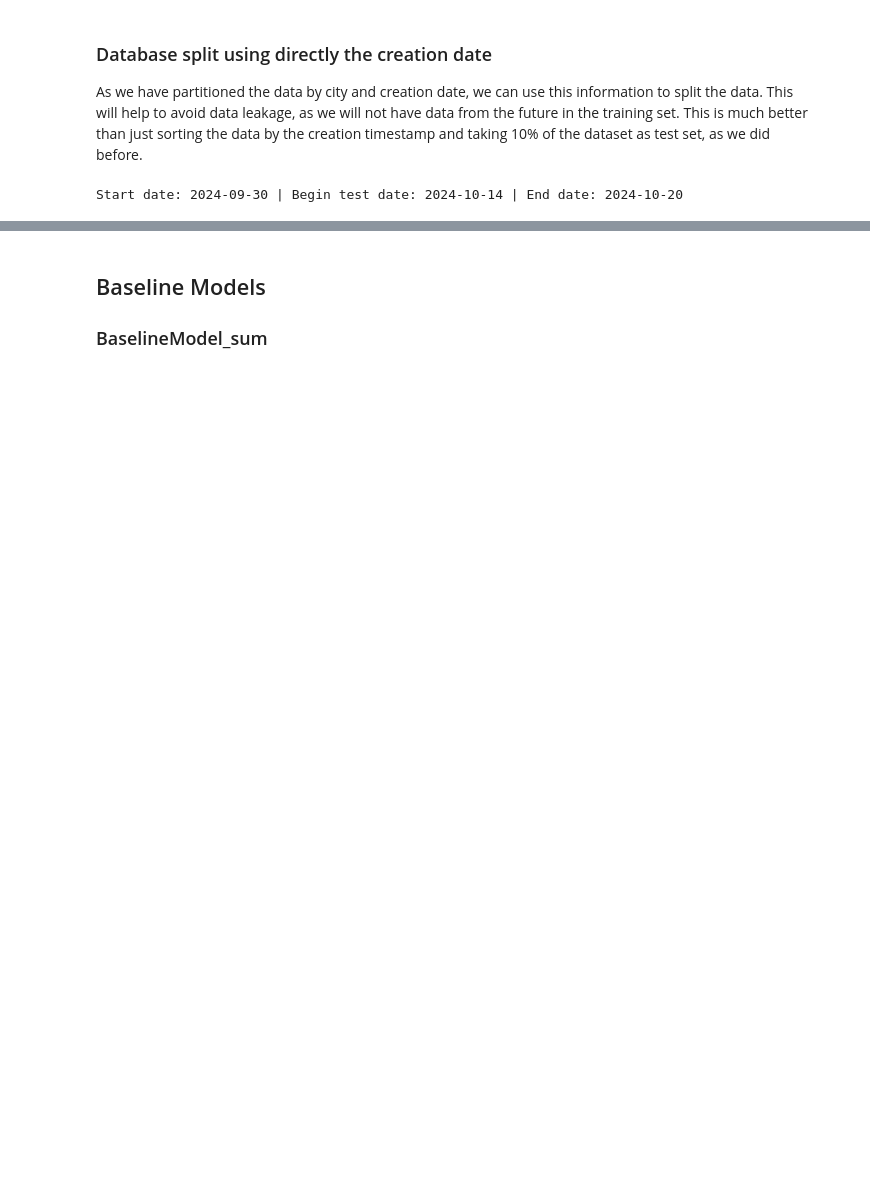
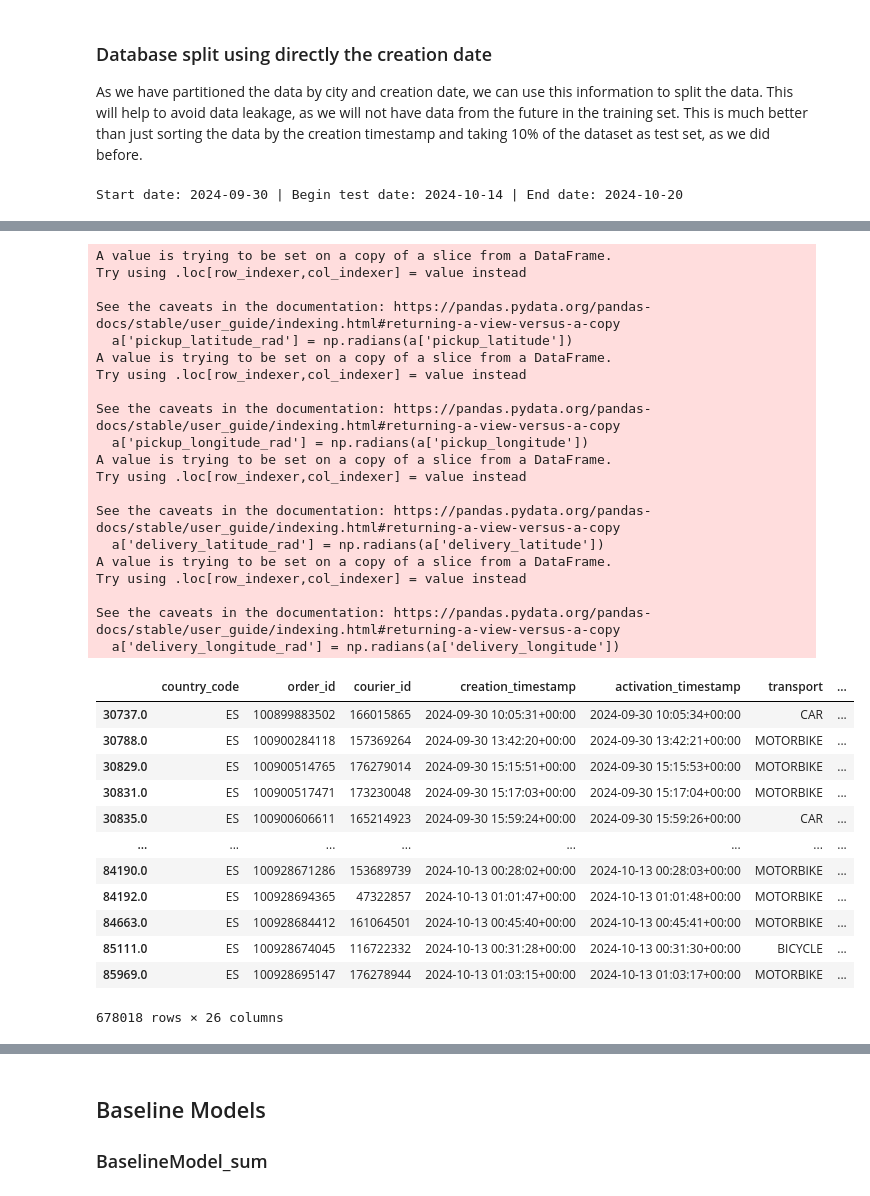
Before and after one commit to AngieC96/pickup-to-delivery-overall, a Jupyter notebook: PDO.ipynb, the cells around one changed output, grey strips where cells are left out. Cells and saved outputs as stored; diff of their text form; code cells hidden in the pictures; blank space fills up the shorter version.

```diff
--- a/PDO.ipynb
+++ b/PDO.ipynb
@@ -463,0 +549,40 @@ print(X_test.shape, y_test.shape)
+# %%
+a['pickup_latitude_rad'] = np.radians(a['pickup_latitude'])
+a['pickup_longitude_rad'] = np.radians(a['pickup_longitude'])
+a['delivery_latitude_rad'] = np.radians(a['delivery_latitude'])
+a['delivery_longitude_rad'] = np.radians(a['delivery_longitude'])
+a
+# %% [output]
+A value is trying to be set on a copy of a slice from a DataFrame.
+Try using .loc[row_indexer,col_indexer] = value instead
+
+See the caveats in the documentation: https://pandas.pydata.org/pandas-docs/stable/user_guide/indexing.html#returning-a-view-versus-a-copy
+  a['pickup_latitude_rad'] = np.radians(a['pickup_latitude'])
+A value is trying to be set on a copy of a slice from a DataFrame.
+Try using .loc[row_indexer,col_indexer] = value instead
+
+See the caveats in the documentation: https://pandas.pydata.org/pandas-docs/stable/user_guide/indexing.html#returning-a-view-versus-a-copy
+  a['pickup_longitude_rad'] = np.radians(a['pickup_longitude'])
+A value is trying to be set on a copy of a slice from a DataFrame.
+Try using .loc[row_indexer,col_indexer] = value instead
+
+See the caveats in the documentation: https://pandas.pydata.org/pandas-docs/stable/user_guide/indexing.html#returning-a-view-versus-a-copy
+  a['delivery_latitude_rad'] = np.radians(a['delivery_latitude'])
+A value is trying to be set on a copy of a slice from a DataFrame.
+Try using .loc[row_indexer,col_indexer] = value instead
+
+See the caveats in the documentation: https://pandas.pydata.org/pandas-docs/stable/user_guide/indexing.html#returning-a-view-versus-a-copy
+  a['delivery_longitude_rad'] = np.radians(a['delivery_longitude'])
+|  | country_code | order_id | courier_id | creation_timestamp | activation_timestamp | transport | ... |
+| 30737.0 | ES | 100899883502 | 166015865 | 2024-09-30 10:05:31+00:00 | 2024-09-30 10:05:34+00:00 | CAR | ... |
+| 30788.0 | ES | 100900284118 | 157369264 | 2024-09-30 13:42:20+00:00 | 2024-09-30 13:42:21+00:00 | MOTORBIKE | ... |
+| 30829.0 | ES | 100900514765 | 176279014 | 2024-09-30 15:15:51+00:00 | 2024-09-30 15:15:53+00:00 | MOTORBIKE | ... |
+| 30831.0 | ES | 100900517471 | 173230048 | 2024-09-30 15:17:03+00:00 | 2024-09-30 15:17:04+00:00 | MOTORBIKE | ... |
+| 30835.0 | ES | 100900606611 | 165214923 | 2024-09-30 15:59:24+00:00 | 2024-09-30 15:59:26+00:00 | CAR | ... |
+| ... | ... | ... | ... | ... | ... | ... | ... |
+| 84190.0 | ES | 100928671286 | 153689739 | 2024-10-13 00:28:02+00:00 | 2024-10-13 00:28:03+00:00 | MOTORBIKE | ... |
+| 84192.0 | ES | 100928694365 | 47322857 | 2024-10-13 01:01:47+00:00 | 2024-10-13 01:01:48+00:00 | MOTORBIKE | ... |
+| 84663.0 | ES | 100928684412 | 161064501 | 2024-10-13 00:45:40+00:00 | 2024-10-13 00:45:41+00:00 | MOTORBIKE | ... |
+| 85111.0 | ES | 100928674045 | 116722332 | 2024-10-13 00:31:28+00:00 | 2024-10-13 00:31:30+00:00 | BICYCLE | ... |
+| 85969.0 | ES | 100928695147 | 176278944 | 2024-10-13 01:03:15+00:00 | 2024-10-13 01:03:17+00:00 | MOTORBIKE | ... |
+678018 rows × 26 columns
```
Also changed, not shown: parts of 41 cells of this notebook, 1 other file.
